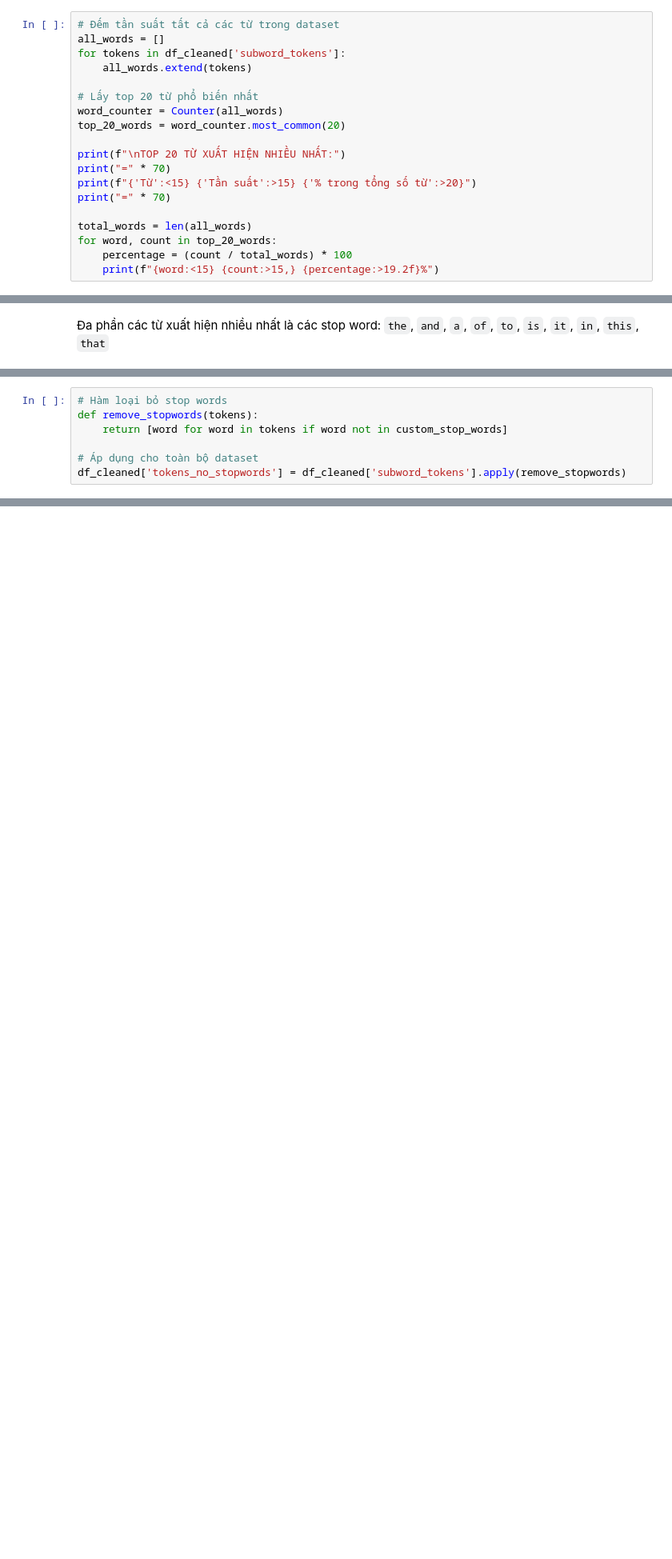
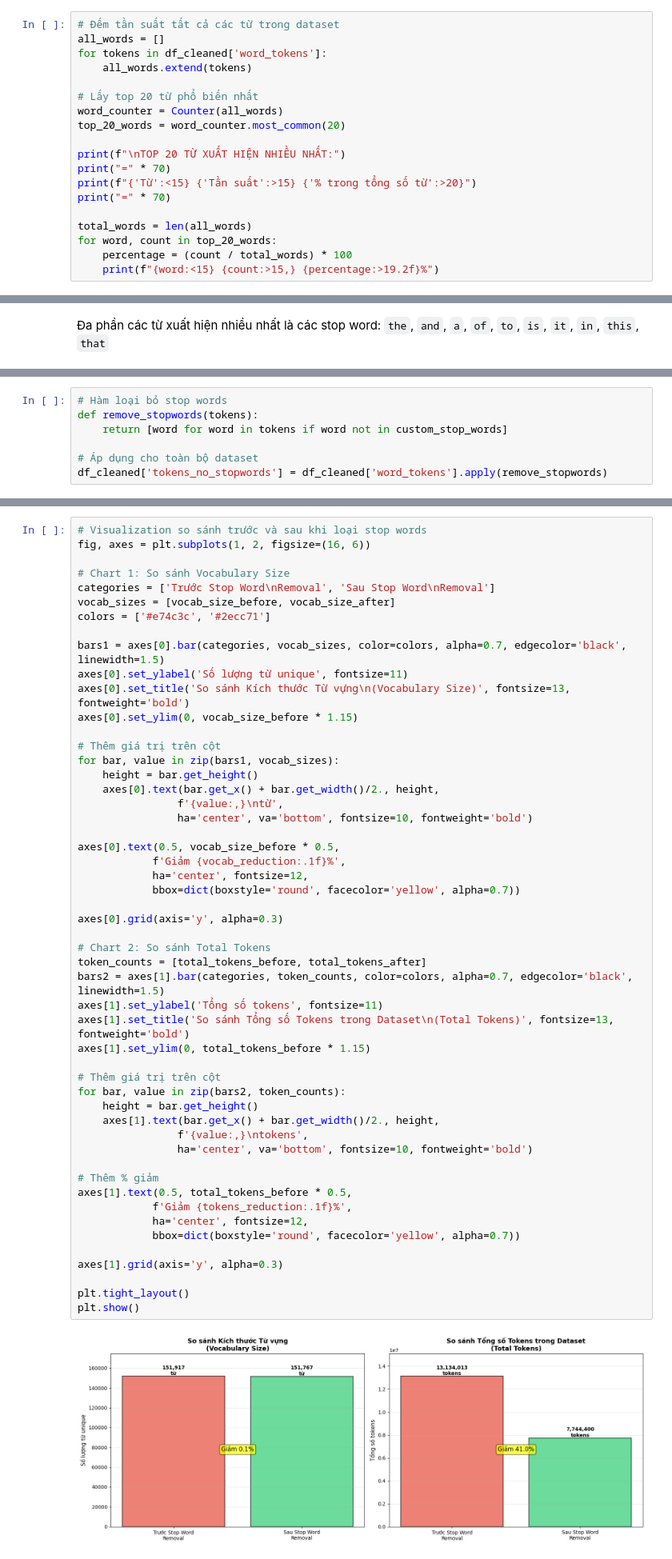
Before and after one commit to AnhTtis/Preprocessing_Methods, a Jupyter notebook: notebooks/03_text_preprocessing.ipynb, the cells around one changed output, grey strips where cells are left out. Shown at 80% size. Saved outputs shown, nothing was run; the diff lists cells and outputs as text; blank space fills up the shorter version.

```diff
--- a/notebooks/03_text_preprocessing.ipynb
+++ b/notebooks/03_text_preprocessing.ipynb
@@ -416,7 +490,7 @@ Phần dưới đây sẽ demo cách **identify và remove stop words với Word
 # %%
 # Đếm tần suất tất cả các từ trong dataset
 all_words = []
-for tokens in df_cleaned['subword_tokens']:
+for tokens in df_cleaned['word_tokens']:
     all_words.extend(tokens)
 
 # Lấy top 20 từ phổ biến nhất
@@ -477,7 +552,7 @@ def remove_stopwords(tokens):
     return [word for word in tokens if word not in custom_stop_words]
 
 # Áp dụng cho toàn bộ dataset
-df_cleaned['tokens_no_stopwords'] = df_cleaned['subword_tokens'].apply(remove_stopwords)
+df_cleaned['tokens_no_stopwords'] = df_cleaned['word_tokens'].apply(remove_stopwords)
 # %% [output]
 A value is trying to be set on a copy of a slice from a DataFrame.
 Try using .loc[row_indexer,col_indexer] = value instead
@@ -579,0 +698,54 @@ Tổng số subword tokens: 372
+# %%
+# Visualization so sánh trước và sau khi loại stop words
+fig, axes = plt.subplots(1, 2, figsize=(16, 6))
+
+# Chart 1: So sánh Vocabulary Size
+categories = ['Trước Stop Word\nRemoval', 'Sau Stop Word\nRemoval']
+vocab_sizes = [vocab_size_before, vocab_size_after]
+colors = ['#e74c3c', '#2ecc71']
+
+bars1 = axes[0].bar(categories, vocab_sizes, color=colors, alpha=0.7, edgecolor='black', linewidth=1.5)
+axes[0].set_ylabel('Số lượng từ unique', fontsize=11)
+axes[0].set_title('So sánh Kích thước Từ vựng\n(Vocabulary Size)', fontsize=13, fontweight='bold')
+axes[0].set_ylim(0, vocab_size_before * 1.15)
+
+# Thêm giá trị trên cột
+for bar, value in zip(bars1, vocab_sizes):
+    height = bar.get_height()
+    axes[0].text(bar.get_x() + bar.get_width()/2., height,
+                f'{value:,}\ntừ',
+                ha='center', va='bottom', fontsize=10, fontweight='bold')
+
+axes[0].text(0.5, vocab_size_before * 0.5,
+            f'Giảm {vocab_reduction:.1f}%',
+            ha='center', fontsize=12,
+            bbox=dict(boxstyle='round', facecolor='yellow', alpha=0.7))
+
+axes[0].grid(axis='y', alpha=0.3)
+
+# Chart 2: So sánh Total Tokens
+token_counts = [total_tokens_before, total_tokens_after]
+bars2 = axes[1].bar(categories, token_counts, color=colors, alpha=0.7, edgecolor='black', linewidth=1.5)
+axes[1].set_ylabel('Tổng số tokens', fontsize=11)
+axes[1].set_title('So sánh Tổng số Tokens trong Dataset\n(Total Tokens)', fontsize=13, fontweight='bold')
+axes[1].set_ylim(0, total_tokens_before * 1.15)
+
+# Thêm giá trị trên cột
+for bar, value in zip(bars2, token_counts):
+    height = bar.get_height()
+    axes[1].text(bar.get_x() + bar.get_width()/2., height,
+                f'{value:,}\ntokens',
+                ha='center', va='bottom', fontsize=10, fontweight='bold')
+
+# Thêm % giảm
+axes[1].text(0.5, total_tokens_before * 0.5,
+            f'Giảm {tokens_reduction:.1f}%',
+            ha='center', fontsize=12,
+            bbox=dict(boxstyle='round', facecolor='yellow', alpha=0.7))
+
+axes[1].grid(axis='y', alpha=0.3)
+
+plt.tight_layout()
+plt.show()
+# %% [output]
+[figure, added]
```
Also changed, not shown: parts of 49 cells of this notebook, 5 other files.
